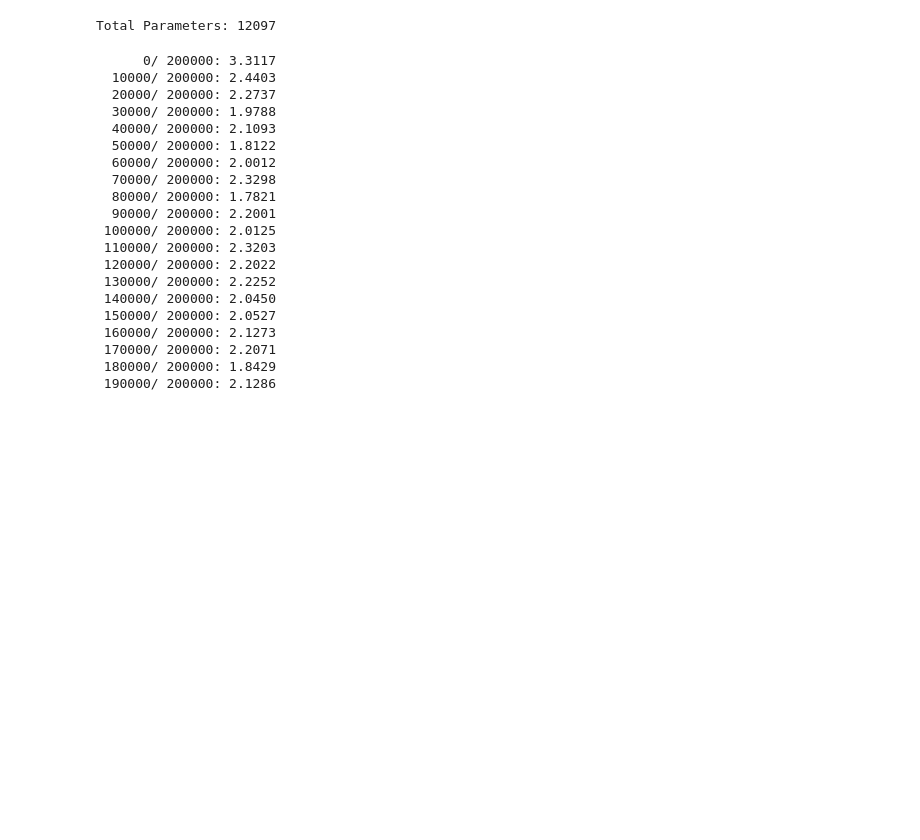
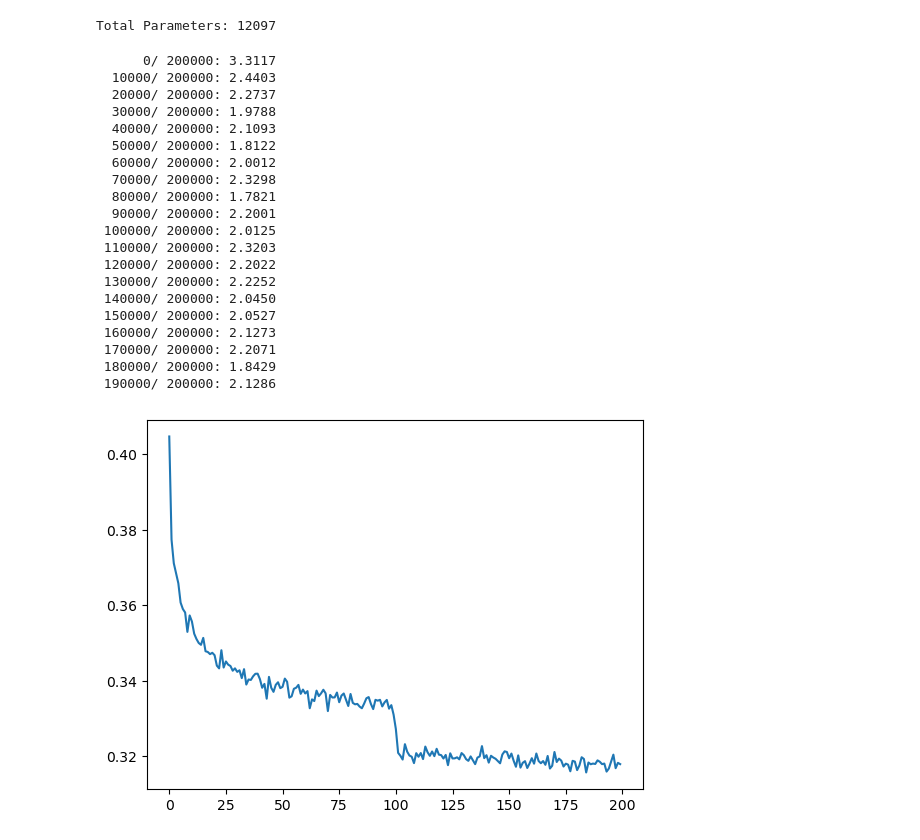
Before and after one commit to blackbird71SR/CharacterLLMs, a Jupyter notebook: build_makemore_part4.ipynb, the cells around one changed output. Saved outputs shown, nothing was run; the diff lists cells and outputs as text; code cells hidden in the pictures; blank space fills up the shorter version.

Commit message:
Complete base code and better loss graph

```diff
--- a/build_makemore_part4.ipynb
+++ b/build_makemore_part4.ipynb
@@ -170,33 +170,35 @@ def trainModel(X, Y, layers, parameters, block_size, n_embed, n_epochs, batch_si
     lossi.append(loss.log10().item())
     with torch.no_grad():
       ud.append([(lr*p.grad.std()/p.data.std()).log10().item() for p in parameters])
     if epoch % 10000 == 0:
       print(f'{epoch:7d}/{n_epochs:7d}: {loss.item():.4f}')
 
+  plt.plot(torch.tensor(lossi).view(-1, 1000).mean(1))
   return lossi, ud, parameters
 
 lossi, ud, parameters = trainModel(Xtr, Ytr, layers, parameters, BLOCK_SIZE, N_EMBED, N_EPOCHS, BATCH_SIZE)
 # %% [output]
       0/ 200000: 3.3117
   10000/ 200000: 2.4403
   20000/ 200000: 2.2737
   30000/ 200000: 1.9788
   40000/ 200000: 2.1093
   50000/ 200000: 1.8122
   60000/ 200000: 2.0012
   70000/ 200000: 2.3298
   80000/ 200000: 1.7821
   90000/ 200000: 2.2001
  100000/ 200000: 2.0125
  110000/ 200000: 2.3203
  120000/ 200000: 2.2022
  130000/ 200000: 2.2252
  140000/ 200000: 2.0450
  150000/ 200000: 2.0527
  160000/ 200000: 2.1273
  170000/ 200000: 2.2071
  180000/ 200000: 1.8429
  190000/ 200000: 2.1286
+[figure, added]
 # %%
 @torch.no_grad()
 def loss(X, Y, layers, parameters):
```
Also changed, not shown: parts of 4 cells of this notebook.
